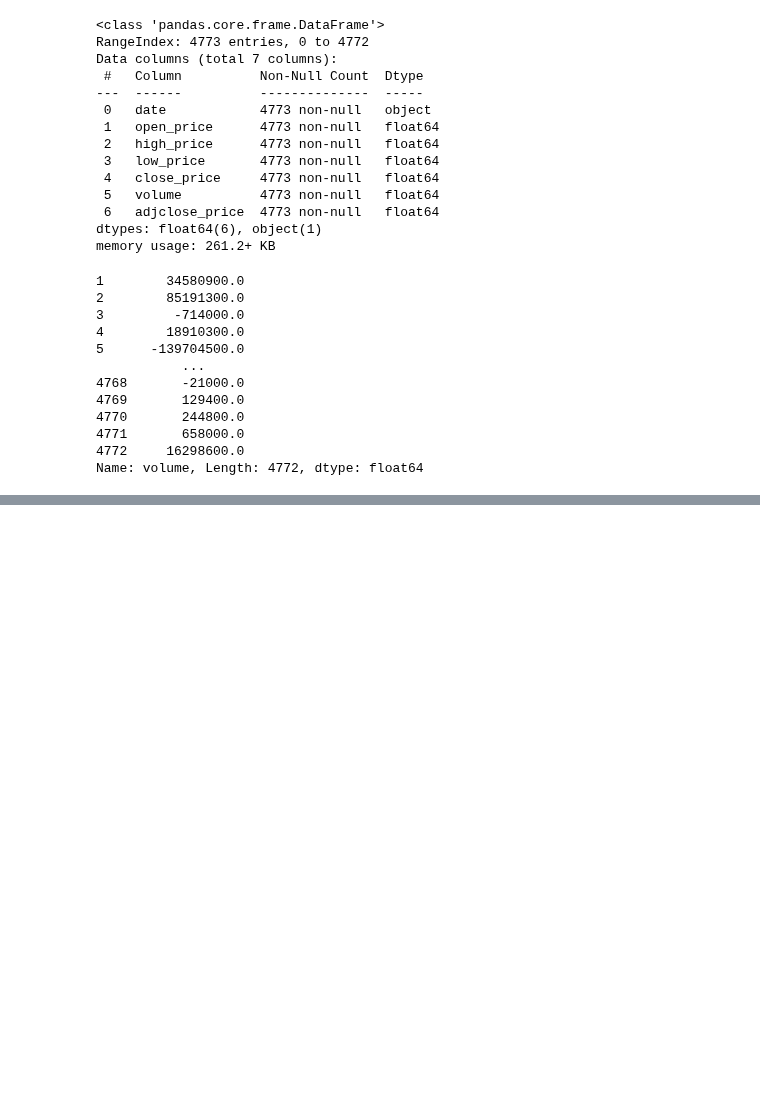
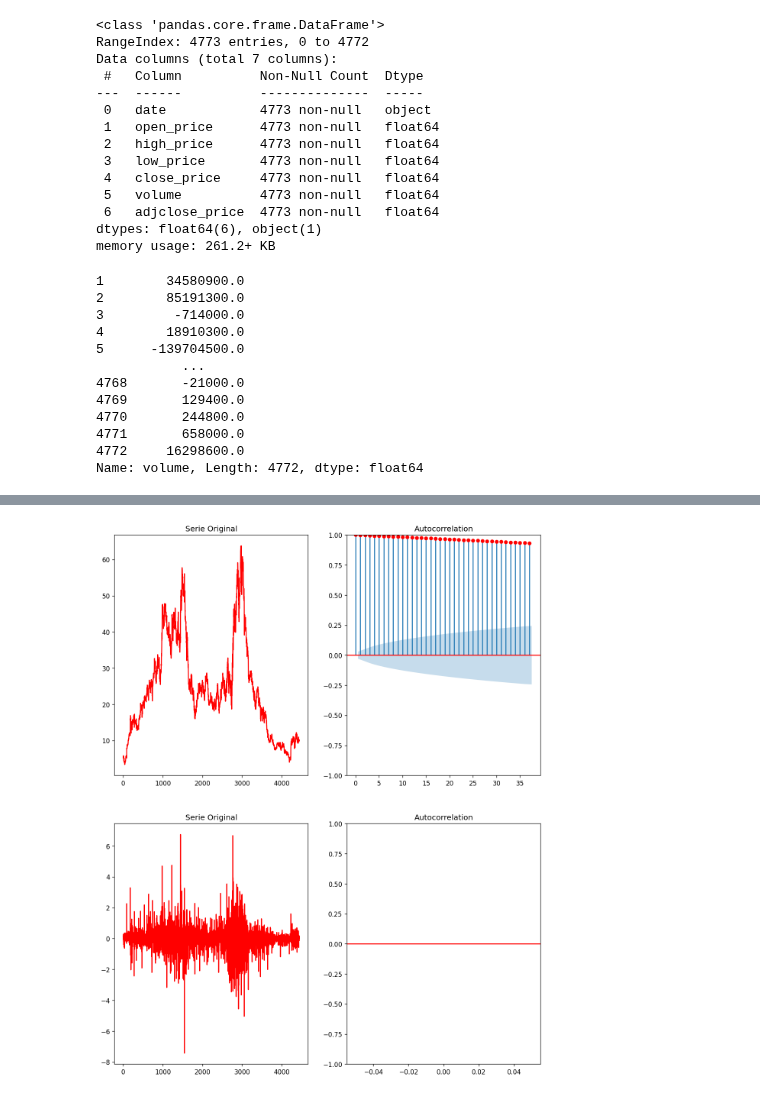
Before and after one commit to alu0101351773/TAAD_practicas, a Jupyter notebook: src/time_series.ipynb, the cells around one changed output, grey strips where cells are left out. Saved outputs shown, nothing was run; the diff lists cells and outputs as text; code cells hidden in the pictures; blank space fills up the shorter version.

```diff
--- a/src/time_series.ipynb
+++ b/src/time_series.ipynb
@@ -109,0 +142,4 @@ for column in d_values:
+# %%
+plot_diferentiation(df['high_price'], d_values['high_price'])
+# %% [output]
+[figure, added]
```
Also changed, not shown: parts of 13 cells of this notebook.
